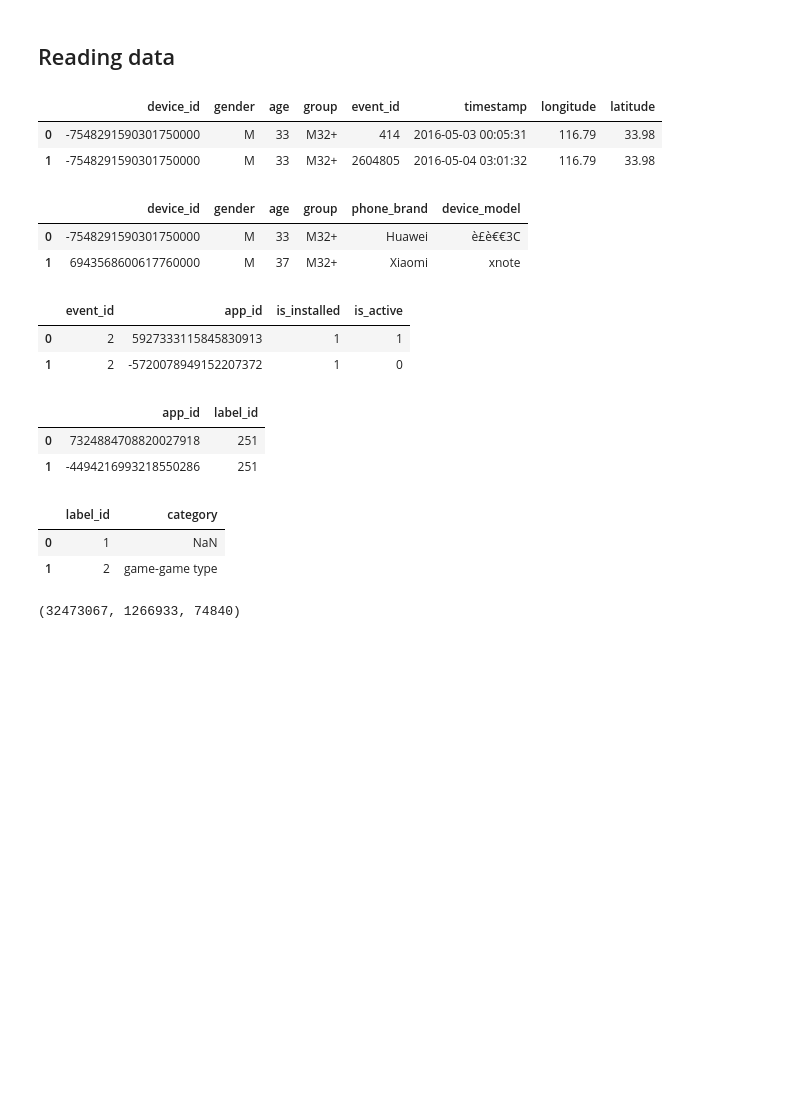
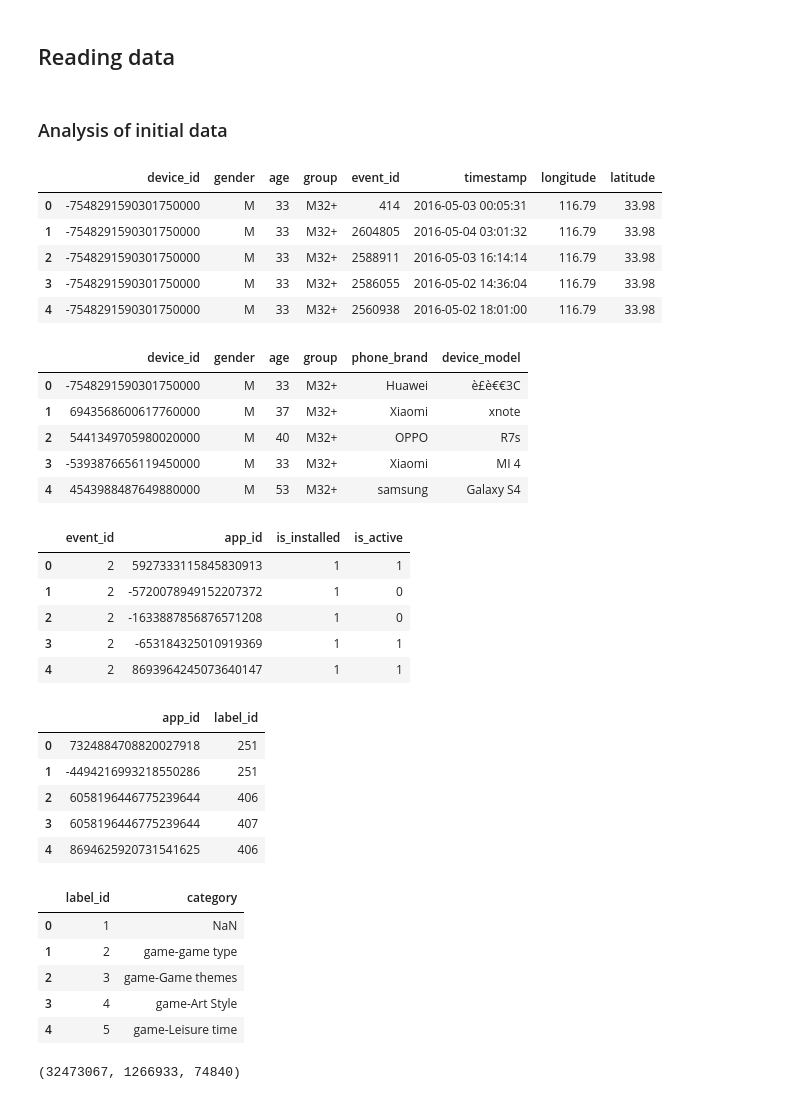
Before and after one commit to SinghChandrabhan/capstone, a Jupyter notebook: 1_Initial/initial.ipynb, the cells around one changed output. Drawn from its saved outputs; the diff is of its cells as text; code cells hidden in the pictures; blank space fills up the shorter version.

```diff
--- a/1_Initial/initial.ipynb
+++ b/1_Initial/initial.ipynb
@@ -23,14 +23,19 @@ df_label_cat =  pd.read_csv('https://upgradcapstone.s3.amazonaws.com/app-data/la
 df_app_events = pd.read_csv('https://upgradcapstone.s3.amazonaws.com/app-data/app_events.csv')
 
 #df_app = pd.read_csv('app_data.csv')
+# %% [markdown]
+### Analysis of initial data
 # %%
 #check dataframes for sanity
-df_event.head(2)
+df_event.head(5)
 # %% [output]
 |  | device_id | gender | age | group | event_id | timestamp | longitude | latitude |
 | 0 | -7548291590301750000 | M | 33 | M32+ | 414 | 2016-05-03 00:05:31 | 116.79 | 33.98 |
 | 1 | -7548291590301750000 | M | 33 | M32+ | 2604805 | 2016-05-04 03:01:32 | 116.79 | 33.98 |
+| 2 | -7548291590301750000 | M | 33 | M32+ | 2588911 | 2016-05-03 16:14:14 | 116.79 | 33.98 |
+| 3 | -7548291590301750000 | M | 33 | M32+ | 2586055 | 2016-05-02 14:36:04 | 116.79 | 33.98 |
+| 4 | -7548291590301750000 | M | 33 | M32+ | 2560938 | 2016-05-02 18:01:00 | 116.79 | 33.98 |
 # %%
-df_non_event.head(2)
+df_non_event.head(5)
 # %% [output]
 |  | device_id | gender | age | group | phone_brand | device_model |
@@ -38,22 +43,34 @@ df_non_event.head(2)
 | 1 | 6943568600617760000 | M | 37 | M32+ | Xiaomi | xnote |
+| 2 | 5441349705980020000 | M | 40 | M32+ | OPPO | R7s |
+| 3 | -5393876656119450000 | M | 33 | M32+ | Xiaomi | MI 4 |
+| 4 | 4543988487649880000 | M | 53 | M32+ | samsung | Galaxy S4 |
 # %%
-df_app_events.head(2)
+df_app_events.head(5)
 # %% [output]
 |  | event_id | app_id | is_installed | is_active |
 | 0 | 2 | 5927333115845830913 | 1 | 1 |
 | 1 | 2 | -5720078949152207372 | 1 | 0 |
+| 2 | 2 | -1633887856876571208 | 1 | 0 |
+| 3 | 2 | -653184325010919369 | 1 | 1 |
+| 4 | 2 | 8693964245073640147 | 1 | 1 |
 # %%
-df_labels.head(2)
+df_labels.head(5)
 # %% [output]
 |  | app_id | label_id |
 | 0 | 7324884708820027918 | 251 |
 | 1 | -4494216993218550286 | 251 |
+| 2 | 6058196446775239644 | 406 |
+| 3 | 6058196446775239644 | 407 |
+| 4 | 8694625920731541625 | 406 |
 # %%
-df_label_cat.head(2)
+df_label_cat.head(5)
 # %% [output]
 |  | label_id | category |
 | 0 | 1 | NaN |
 | 1 | 2 | game-game type |
+| 2 | 3 | game-Game themes |
+| 3 | 4 | game-Art Style |
+| 4 | 5 | game-Leisure time |
 # %%
 df_app_events.event_id.count(), df_event.device_id.count(), df_non_event.device_id.count() #(32473067, 1266933, 74840)
 # %% [output]
```
Also changed, not shown: parts of 3 cells of this notebook, 9 other files.
